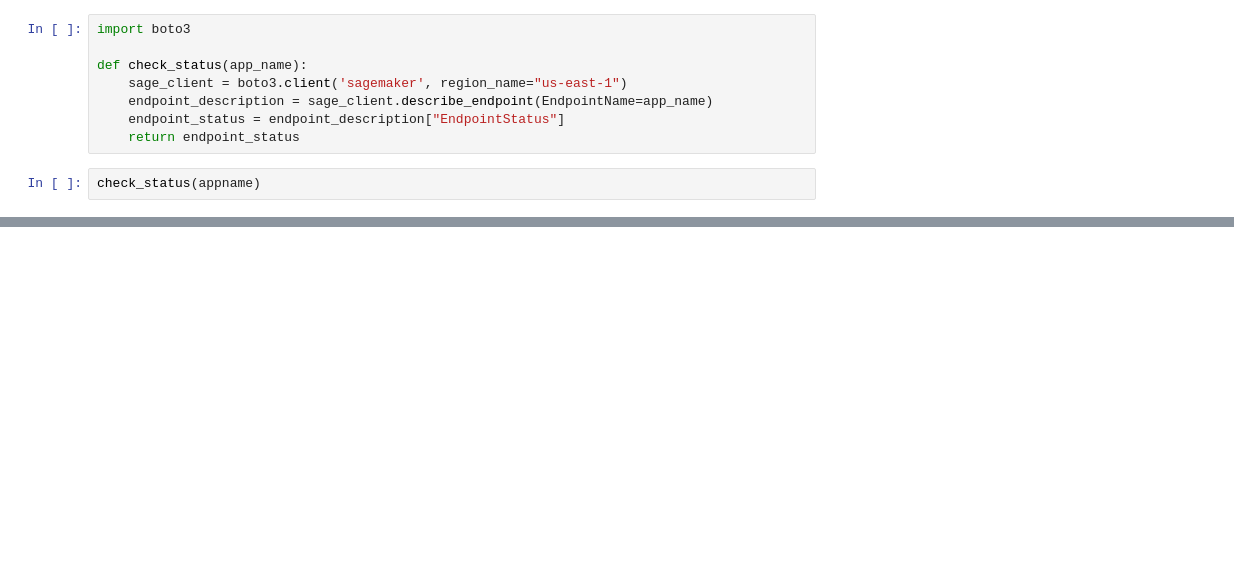
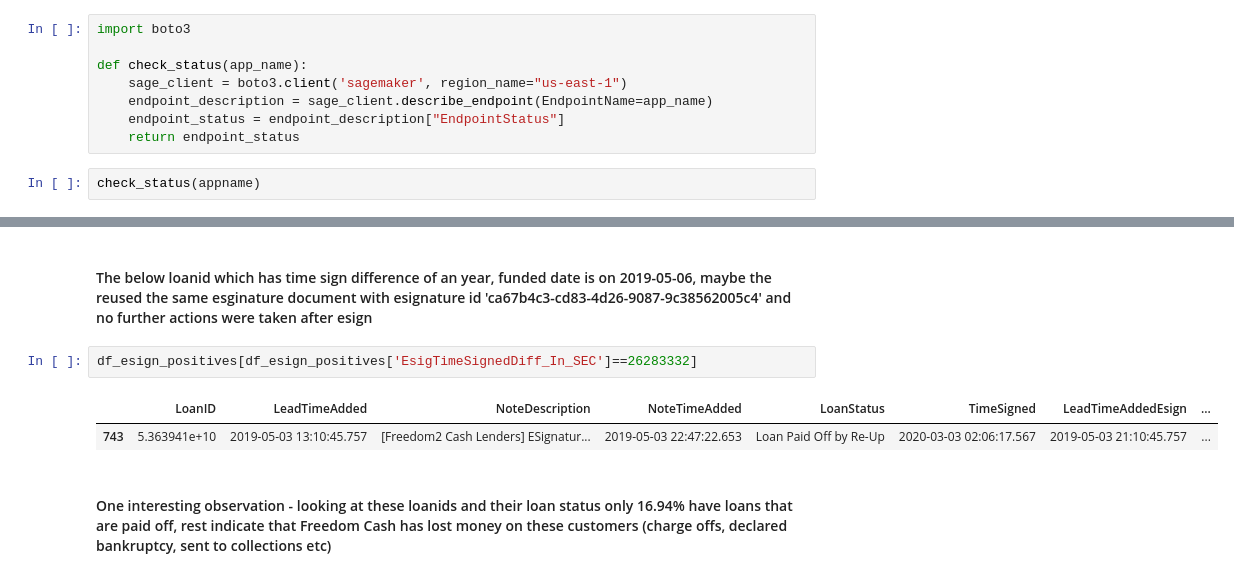
Before and after one commit to Predicon/exploration-notebooks, a Jupyter notebook: uw_model_structured.ipynb, the cells around one changed output, grey strips where cells are left out. Saved outputs shown, nothing was run; the diff lists cells and outputs as text; blank space fills up the shorter version.

```diff
--- a/uw_model_structured.ipynb
+++ b/uw_model_structured.ipynb
@@ -580,0 +706,9 @@ check_status(appname)
+# %% [markdown]
+#### The below loanid which has time sign difference of an year, funded date is on 2019-05-06, maybe the reused the same esginature document with esignature id 'ca67b4c3-cd83-4d26-9087-9c38562005c4' and no further actions were taken after esign
+# %%
+df_esign_positives[df_esign_positives['EsigTimeSignedDiff_In_SEC']==26283332]
+# %% [output]
+|  | LoanID | LeadTimeAdded | NoteDescription | NoteTimeAdded | LoanStatus | TimeSigned | LeadTimeAddedEsign | ... |
+| 743 | 5.363941e+10 | 2019-05-03 13:10:45.757 | [Freedom2 Cash Lenders] ESignatur... | 2019-05-03 22:47:22.653 | Loan Paid Off by Re-Up | 2020-03-03 02:06:17.567 | 2019-05-03 21:10:45.757 | ... |
+# %% [markdown]
+#### One interesting observation - looking at these loanids and their loan status only 16.94% have loans that are paid off, rest indicate that Freedom Cash has lost money on these customers (charge offs, declared bankruptcy, sent to collections etc)
```
Also changed, not shown: parts of 19 cells of this notebook.
